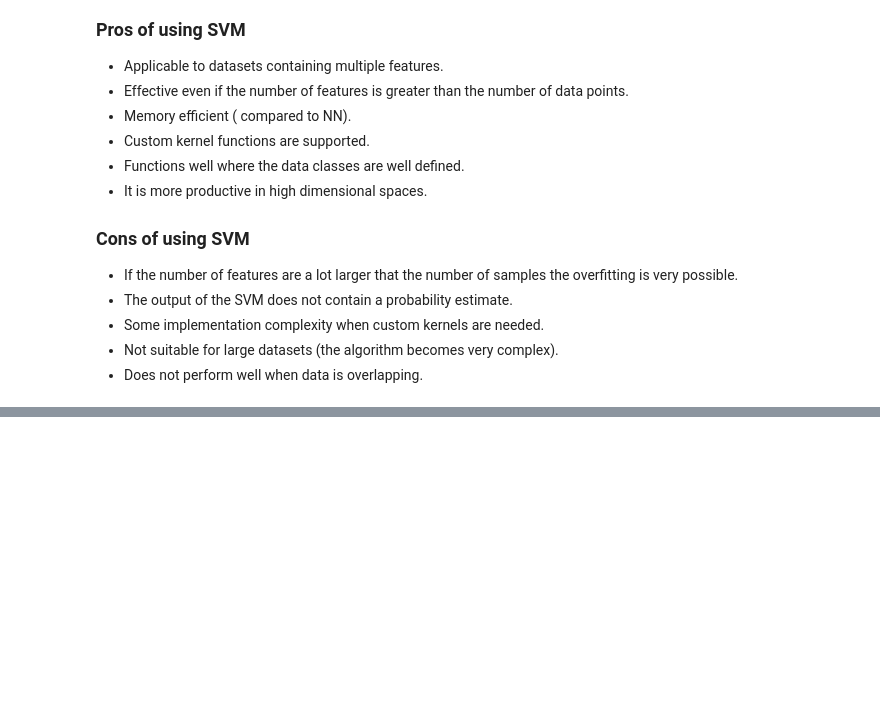
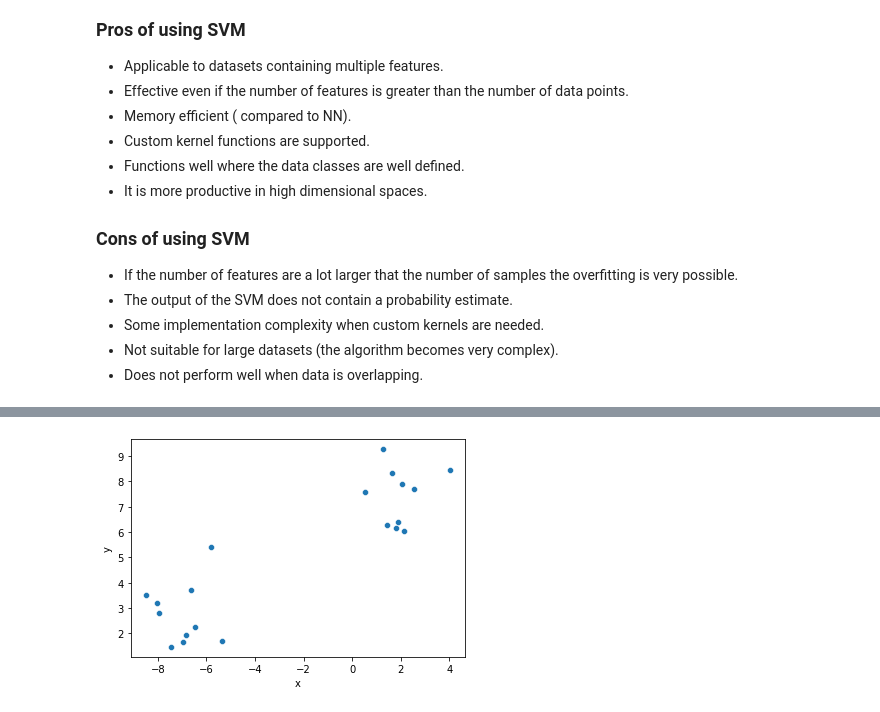
Before and after one commit to codingismycraft/ML_Introduction, a Jupyter notebook: notebooks/05-00.1-intro-support-vector-machine.ipynb, the cells around one changed output, grey strips where cells are left out. Saved outputs shown, nothing was run; the diff lists cells and outputs as text; code cells hidden in the pictures; blank space fills up the shorter version.

```diff
--- a/notebooks/05-00.1-intro-support-vector-machine.ipynb
+++ b/notebooks/05-00.1-intro-support-vector-machine.ipynb
@@ -168,0 +276,5 @@ data.to_csv("./data/2-classes.csv", index=False)
+# %%
+df = pd.read_csv("./data/2-classes.csv")
+_ = sns.scatterplot(x = df["x"], y = df["y"])
+# %% [output]
+[figure, added]
```
Also changed, not shown: parts of 19 cells of this notebook, 2 other files.
